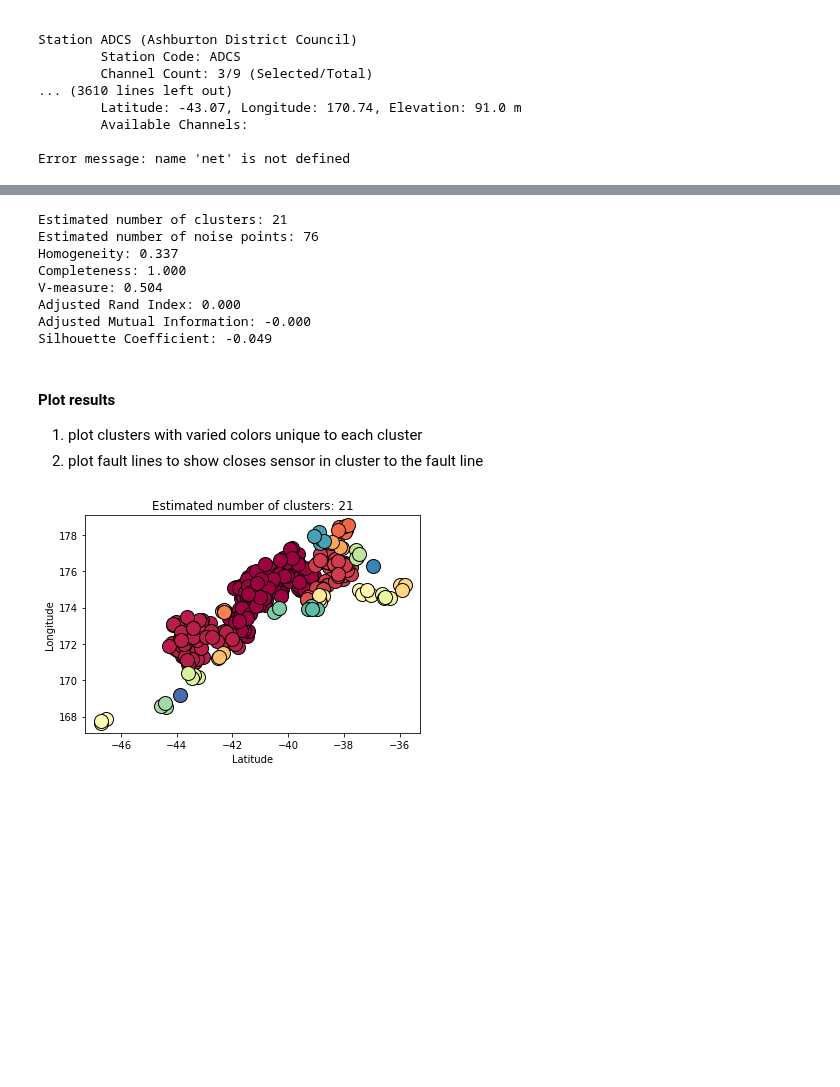
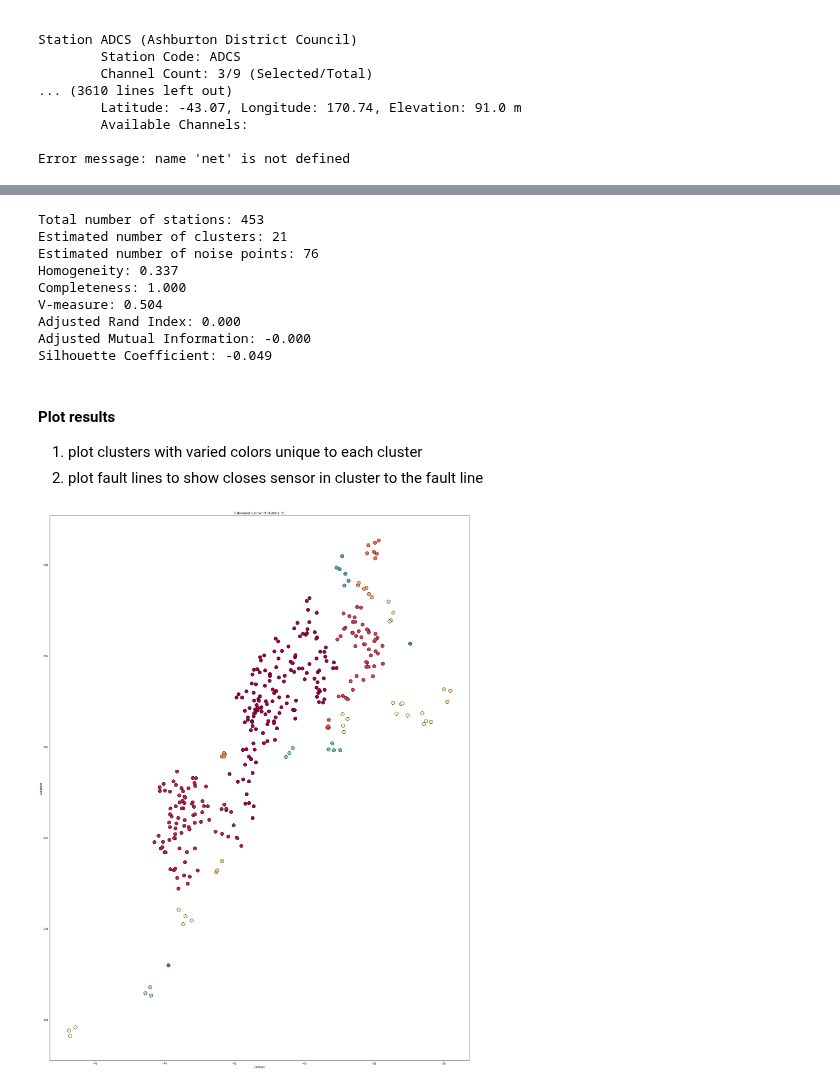
Before and after one commit to waidyanatha/quasar, a Jupyter notebook: notebooks/station_inventory_cluster_mapping.ipynb, the cells around one changed output, grey strips where cells are left out. Saved outputs shown, nothing was run; the diff lists cells and outputs as text; code cells hidden in the pictures; blank space fills up the shorter version.

```diff
--- a/notebooks/station_inventory_cluster_mapping.ipynb
+++ b/notebooks/station_inventory_cluster_mapping.ipynb
@@ -192,23 +276,14 @@ Station coordinates:
 # %%
-from sklearn.cluster import DBSCAN
-from sklearn import metrics
-import sklearn.utils
-from sklearn.preprocessing import StandardScaler
-from sklearn.datasets import make_blobs
-
-X, labels_true = make_blobs(n_samples=len(tmp_nolabel_arr), centers=tmp_nolabel_arr, cluster_std=0.4,random_state=0)
-db = DBSCAN(eps=30.0/6371.0, min_samples=3, algorithm='ball_tree', metric='haversine').fit(np.radians(X))
-
-core_samples_mask = np.zeros_like(db.labels_, dtype=bool)
-core_samples_mask[db.core_sample_indices_] = True
-labels = db.labels_
-
 # Number of clusters in labels, ignoring noise if present.
 n_clusters_ = len(set(labels)) - (1 if -1 in labels else 0)
 n_noise_ = list(labels).count(-1)
 
+print('Total number of stations: %d' % len(labels))
 print('Estimated number of clusters: %d' % n_clusters_)
 print('Estimated number of noise points: %d' % n_noise_)
+
+# Plot a histogram of the station distribution
+
 print("Homogeneity: %0.3f" % metrics.homogeneity_score(labels_true, labels))
 print("Completeness: %0.3f" % metrics.completeness_score(labels_true, labels))
 print("V-measure: %0.3f" % metrics.v_measure_score(labels_true, labels))
@@ -218,6 +293,7 @@ print(f"Adjusted Mutual Information: %0.3f" % metrics.adjusted_mutual_info_score
 print("Silhouette Coefficient: %0.3f"
       % metrics.silhouette_score(X, labels))
 # %% [output]
+Total number of stations: 453
 Estimated number of clusters: 21
 Estimated number of noise points: 76
 Homogeneity: 0.337
@@ -233,31 +309,37 @@ Silhouette Coefficient: -0.049
 # %%
 # #############################################################################
 # Plot result
 import matplotlib.pyplot as plt
+from mpl_toolkits.basemap import Basemap
+
+plt.figure(figsize=(30, 40))
+#nz_map = Basemap(width=1500000,height=1500000,projection='lcc',
+#            resolution='l',lat_1=-37.,lat_2=-45,lat_0=-40,lon_0=176.)
+#nz_map.drawcoastlines()
 
 # Black removed and is used for noise instead.
 unique_labels = set(labels)
 colors = [plt.cm.Spectral(each)
           for each in np.linspace(0, 1, len(unique_labels))]
 for k, col in zip(unique_labels, colors):
     if k == -1:
         # Black used for noise.
         col = [0, 0, 0, 1]
 
     class_member_mask = (labels == k)
 
     xy = X[class_member_mask & core_samples_mask]
     plt.plot(xy[:, 0], xy[:, 1], 'o', markerfacecolor=tuple(col),
              markeredgecolor='k', markersize=14)
 
-    #uncomment to plot the noise
+    # uncomment to plot the noise
     #xy = X[class_member_mask & ~core_samples_mask]
     #plt.plot(xy[:, 0], xy[:, 1], 'o', markerfacecolor=tuple(col),
     #         markeredgecolor='k', markersize=6)
 
 plt.title('Estimated number of clusters: %d' % n_clusters_)
 plt.xlabel('Latitude')
 plt.ylabel('Longitude')
 plt.show()
 # %% [output]
-[figure, old version]
+[figure, new version]
```
Also changed, not shown: parts of 23 cells of this notebook, 1 other file.
